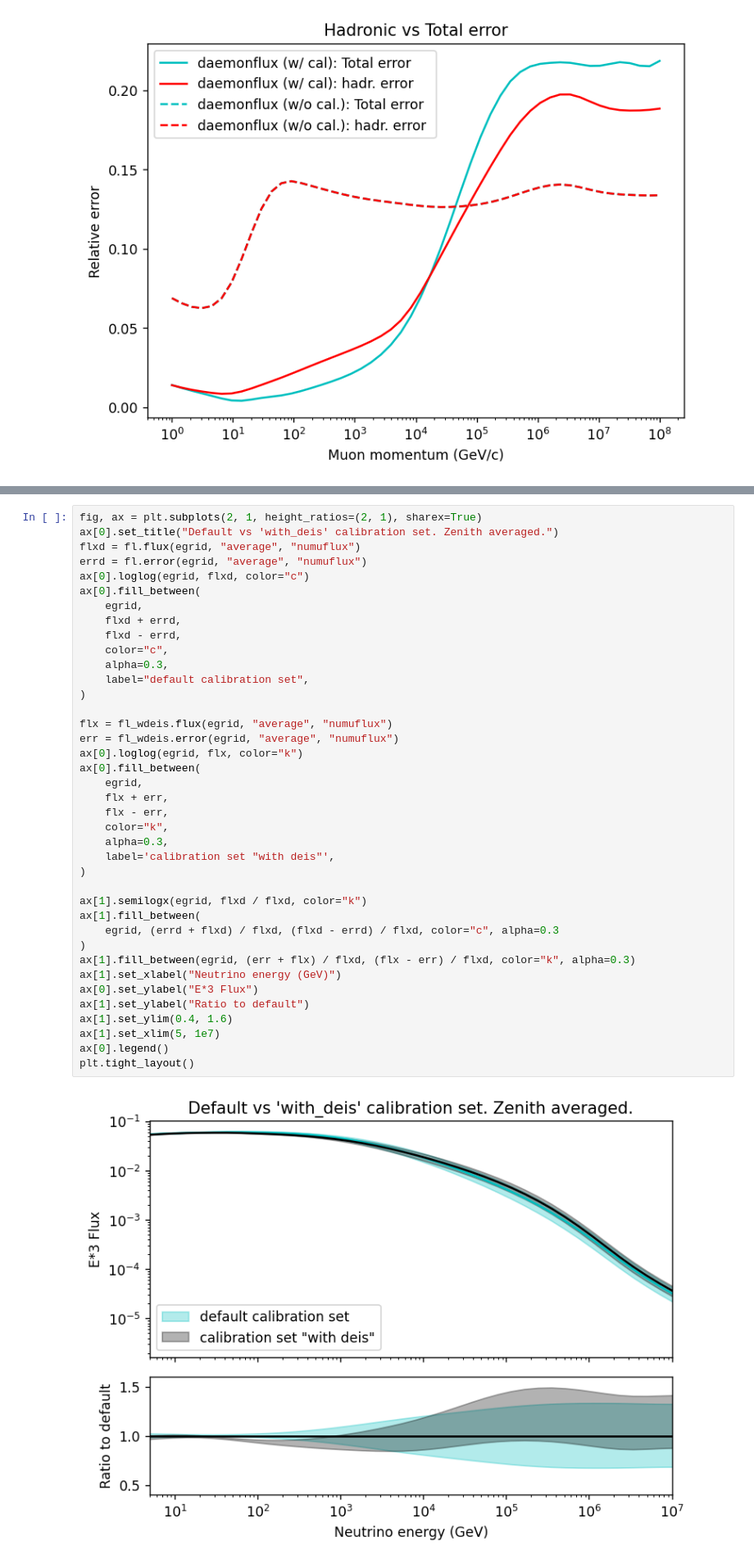
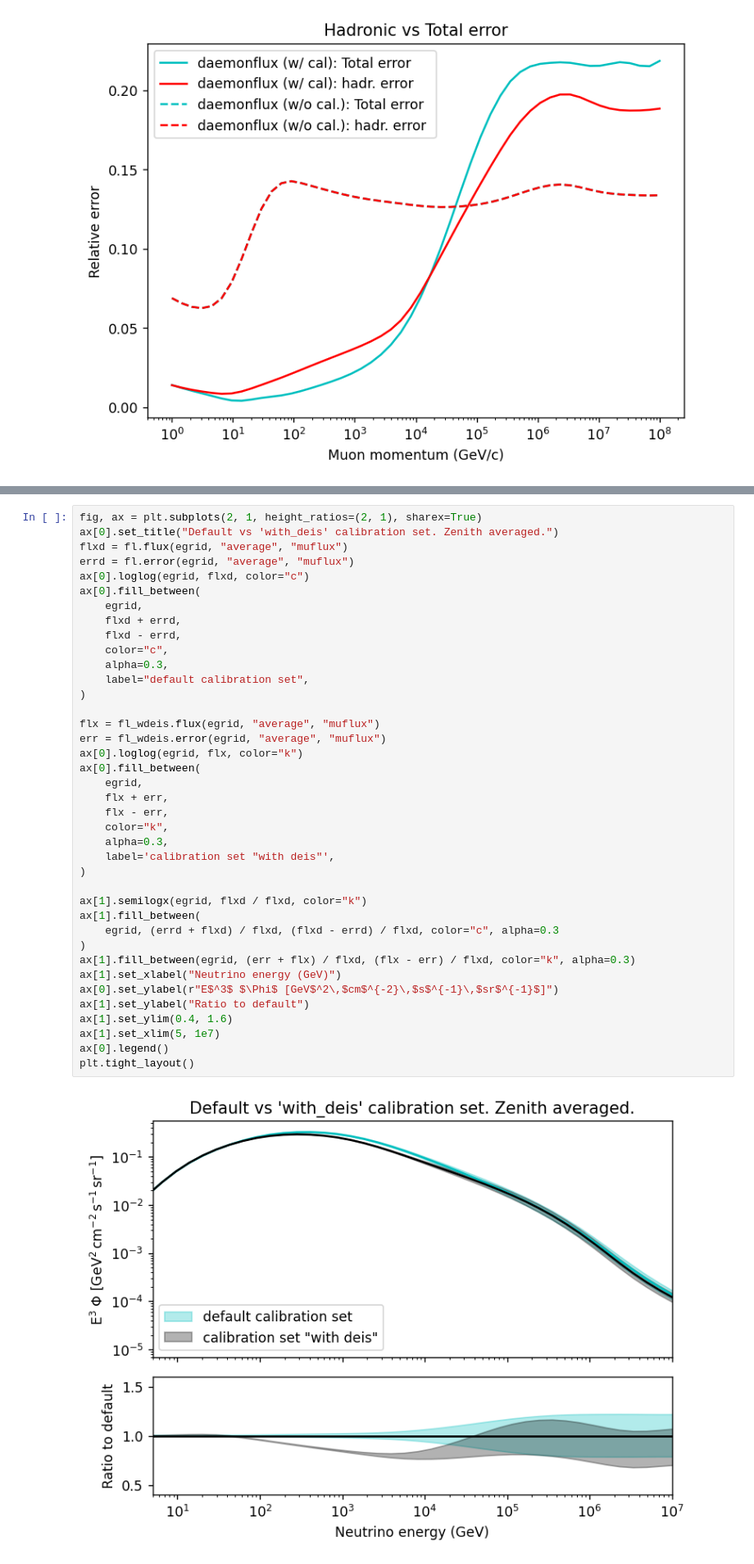
Before and after one commit to mceq-project/daemonflux, a Jupyter notebook: examples/example.ipynb, the cells around one changed output, grey strips where cells are left out. Shown: that part at 82% size. Saved outputs shown, nothing was run; the diff lists cells and outputs as text.

```diff
--- a/examples/example.ipynb
+++ b/examples/example.ipynb
@@ -231,44 +228,44 @@ fl_wdeis = Flux(calibration_set="with_deis")
 # %%
 fig, ax = plt.subplots(2, 1, height_ratios=(2, 1), sharex=True)
 ax[0].set_title("Default vs 'with_deis' calibration set. Zenith averaged.")
-flxd = fl.flux(egrid, "average", "numuflux")
-errd = fl.error(egrid, "average", "numuflux")
+flxd = fl.flux(egrid, "average", "muflux")
+errd = fl.error(egrid, "average", "muflux")
 ax[0].loglog(egrid, flxd, color="c")
 ax[0].fill_between(
     egrid,
     flxd + errd,
     flxd - errd,
     color="c",
     alpha=0.3,
     label="default calibration set",
 )
 
-flx = fl_wdeis.flux(egrid, "average", "numuflux")
-err = fl_wdeis.error(egrid, "average", "numuflux")
+flx = fl_wdeis.flux(egrid, "average", "muflux")
+err = fl_wdeis.error(egrid, "average", "muflux")
 ax[0].loglog(egrid, flx, color="k")
 ax[0].fill_between(
     egrid,
     flx + err,
     flx - err,
     color="k",
     alpha=0.3,
     label='calibration set "with deis"',
 )
 
 ax[1].semilogx(egrid, flxd / flxd, color="k")
 ax[1].fill_between(
     egrid, (errd + flxd) / flxd, (flxd - errd) / flxd, color="c", alpha=0.3
 )
 ax[1].fill_between(egrid, (err + flx) / flxd, (flx - err) / flxd, color="k", alpha=0.3)
 ax[1].set_xlabel("Neutrino energy (GeV)")
-ax[0].set_ylabel("E*3 Flux")
+ax[0].set_ylabel(r"E$^3$ $\Phi$ [GeV$^2\,$cm$^{-2}\,$s$^{-1}\,$sr$^{-1}$]")
 ax[1].set_ylabel("Ratio to default")
 ax[1].set_ylim(0.4, 1.6)
 ax[1].set_xlim(5, 1e7)
 ax[0].legend()
 plt.tight_layout()
 # %% [output]
-[figure, old version]
+[figure, new version]
 # %%
 assert fl.chi2() == 0.0, "The chi2 should be zero for when parameters not modified."
 for p in np.linspace(-2, 2, 10):
```
Also changed, not shown: parts of 5 cells of this notebook, 3 other files.
